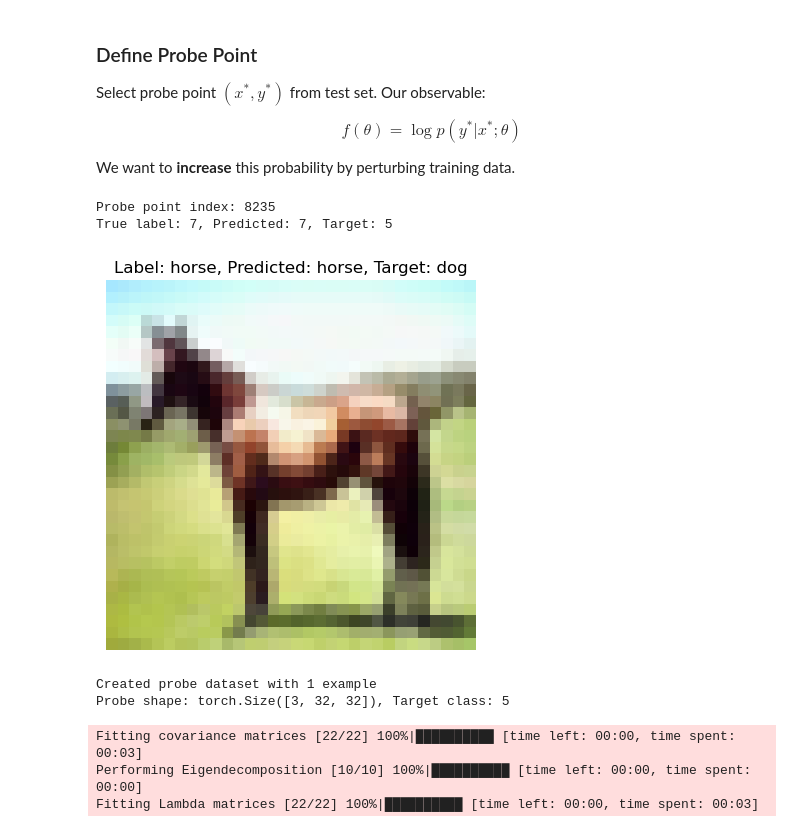
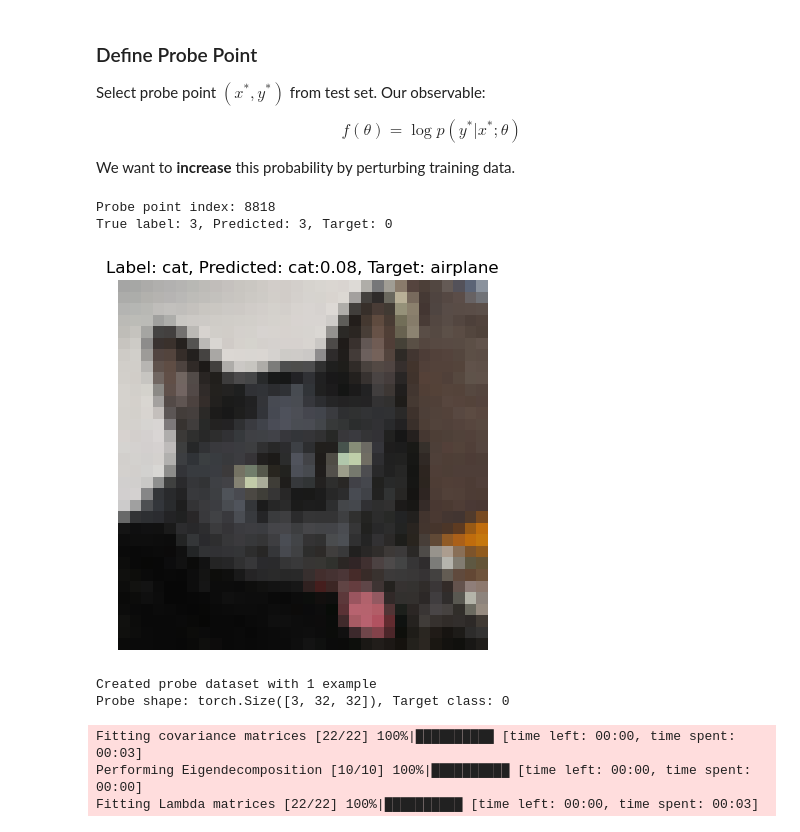
Before and after one commit to jrosseruk/infusion, a Jupyter notebook: mnist_influence_with_kronfluence.ipynb, the cells around one changed output. Drawn from its saved outputs; the diff is of its cells as text; code cells hidden in the pictures.

Commit message:
Save before norm

```diff
--- a/mnist_influence_with_kronfluence.ipynb
+++ b/mnist_influence_with_kronfluence.ipynb
@@ -29,7 +29,7 @@ import argparse
 parser = argparse.ArgumentParser(description="MNIST Influence Experiment")
 
 # Random seed
-parser.add_argument('--random_seed', type=int, default=6, help='Random seed') # 52, 12 is great
+parser.add_argument('--random_seed', type=int, default=83, help='Random seed') # 6, 52, 12 is great
 
 # Model parameters
 parser.add_argument('--batch_size', type=int, default=16, help='Batch size for training')
@@ -259,36 +259,42 @@ We want to **increase** this probability by perturbing training data.
 # %%
 # Select random test point where prediction matches true label
 torch.manual_seed(args.random_seed)
 max_tries = 10000
 found = False
 
-for _ in range(max_tries):
-    idx = torch.randint(len(test_ds), (1,)).item()
+
+test_indices = torch.randperm(len(test_ds)).tolist()
+for i in range(min(max_tries, len(test_indices))):
+    idx = test_indices[i]
     x_star, y_label = test_ds[idx]
     with torch.no_grad():
-        probs = F.softmax(model(x_star.to(device).unsqueeze(0)), dim=1)[0]
-        y_pred = probs.argmax().item()
+        # Original model
+        logits_before = model(x_star.unsqueeze(0).to(device))
+        probs_before = F.softmax(logits_before, dim=1)[0]
+
+        y_pred = torch.argmax(probs_before).item()
     if y_pred == y_label:
         found = True
         break
 
 if not found:
     raise RuntimeError("Could not find a test point where prediction matches label within max_tries.")
 
 candidates = [i for i in range(len(test_ds.classes)) if i != y_pred and i != y_label]
 y_star = candidates[torch.randint(len(candidates), (1,)).item()]
+prob_target_before = probs_before[y_star].item()
 
 print(f"Probe point index: {idx}")
 print(f"True label: {y_label}, Predicted: {y_pred}, Target: {y_star}")
 
 plt.imshow(x_star.permute(1, 2, 0))
-plt.title(f"Label: {test_ds.classes[y_label]}, Predicted: {test_ds.classes[y_pred]}, Target: {test_ds.classes[y_star]}")
+plt.title(f"Label: {test_ds.classes[y_label]}, Predicted: {test_ds.classes[y_pred]}:{prob_target_before:.2f}, Target: {test_ds.classes[y_star]}")
 plt.axis('off')
 plt.show()
 # %% [output]
-Probe point index: 8235
-True label: 7, Predicted: 7, Target: 5
+Probe point index: 8818
+True label: 3, Predicted: 3, Target: 0
-[figure, old version]
+[figure, new version]
 # %%
 # Create a single-example dataset containing only the probe point
 # This will be used as the query_dataset for influence computation
@@ -311,7 +317,7 @@ print(f"Created probe dataset with {len(probe_dataset)} example")
 print(f"Probe shape: {probe_dataset[0][0].shape}, Target class: {probe_dataset[0][1]}")
 # %% [output]
 Created probe dataset with 1 example
-Probe shape: torch.Size([3, 32, 32]), Target class: 5
+Probe shape: torch.Size([3, 32, 32]), Target class: 0
 # %%
 def observable(model, x_star, y_star):
     # Compute log probability
```
Also changed, not shown: parts of 12 cells of this notebook, 2 other files.
